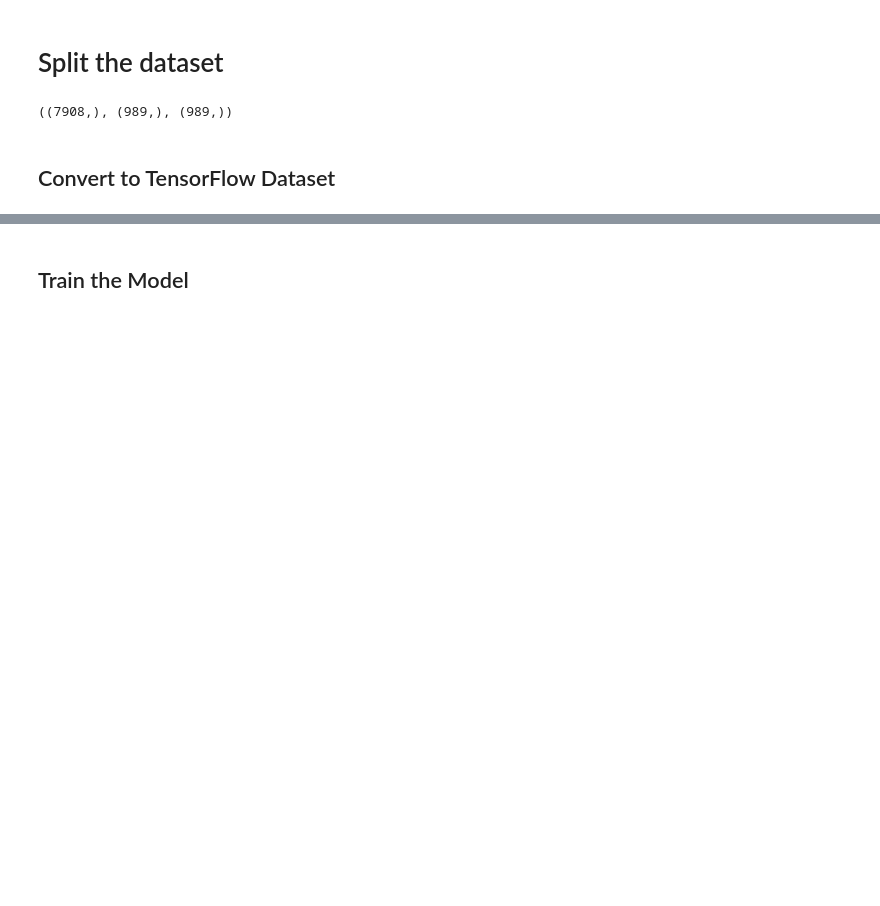
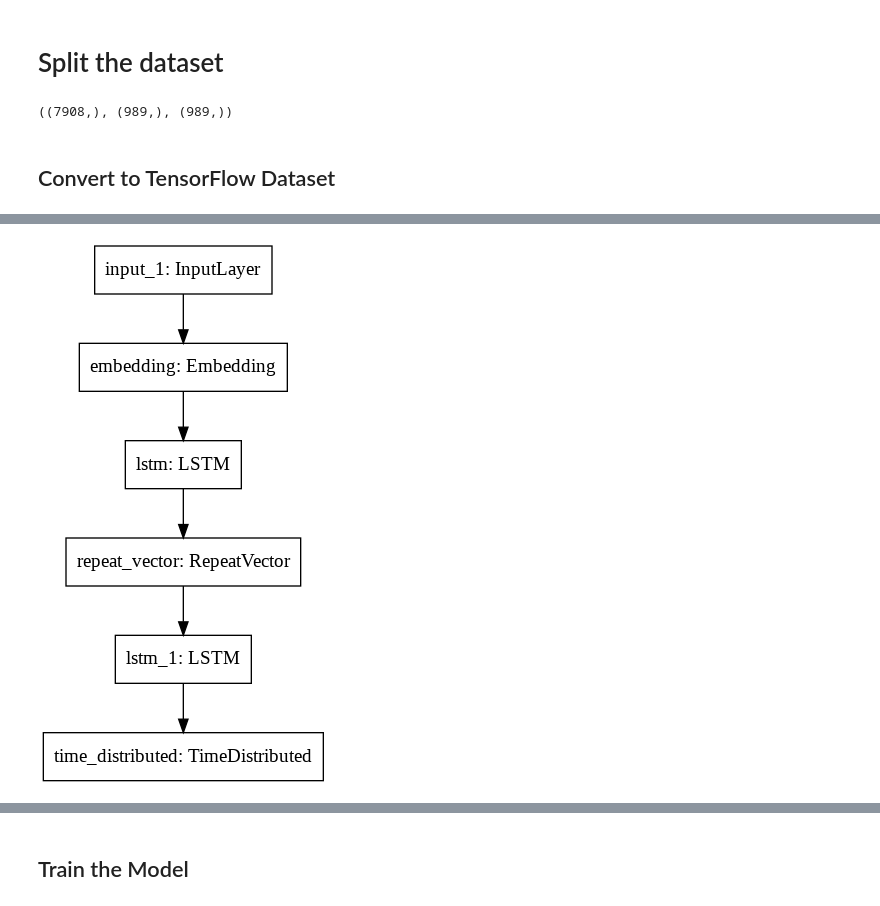
Before and after one commit to Wangsherpa/english_to_nepali_translation, a Jupyter notebook: NMT_Project.ipynb, the cells around one changed output, grey strips where cells are left out. Drawn from its saved outputs; the diff is of its cells as text; code cells hidden in the pictures; blank space fills up the shorter version.

```diff
--- a/NMT_Project.ipynb
+++ b/NMT_Project.ipynb
@@ -24,6 +58,7 @@ from IPython.display import clear_output
 # %%
 # set datapath
-datapath = "/content/drive/MyDrive/english-nepali/data/eng_to_nepali_10k.csv"
+datapath = "/content/eng_nepali.csv"
+# load the data
 dataset = pd.read_csv(datapath)
 dataset.head()
 # %% [output]
@@ -80,0 +148,11 @@ Max Nepali Sentence Length: 11
+# %%
+# english sentence tokenizer
+english_tokenizer, english_vocabsize, english_maxlen = tokenize(dataset.English, vocab_size=None)
+
+# nepali sentence tokenizer
+nepali_tokenizer, nepali_vocabsize, nepali_maxlen = tokenize(dataset.Nepali, vocab_size=None)
+
+print("English Vocab Size:", english_vocabsize)
+print("Nepali Vocab Size:", nepali_vocabsize)
+print("Max English Sentence Length:", english_maxlen)
+print("Max Nepali Sentence Length:", nepali_maxlen)
@@ -132,0 +230,27 @@ for row in train_dataset:
+# %%
+def build_model(src_vocab, tar_vocab, src_maxlen, tar_maxlen, n_units):
+  # initialize sequential model
+  src_input = Input(shape=[None])
+
+  # embedding layer
+  src_embedding = Embedding(src_vocab+1, n_units, input_length=src_maxlen, mask_zero=True)(src_input)
+
+  # source LSTM layer
+  src_lstm_out = LSTM(n_units)(src_embedding)
+  # repeat vector
+  rv = RepeatVector(tar_maxlen)(src_lstm_out)
+  # target LSTM layer
+  tar_lstm_out = LSTM(n_units, return_sequences=True)(rv)
+
+  # output layer
+  output = TimeDistributed(Dense(tar_vocab+1, activation='softmax'))(tar_lstm_out)
+
+  model = Model(inputs=[(src_input)], outputs=[output])
+
+  # compile the model
+  model.compile(loss='sparse_categorical_crossentropy', optimizer='adam')
+  return model
+# %%
+# build model
+model_1 = build_model(english_vocabsize, nepali_vocabsize, english_maxlen, nepali_maxlen, 128)
+model_1.summary()
@@ -132,0 +278,5 @@ for row in train_dataset:
+# %%
+# plot model
+plot_model(model_1)
+# %% [output]
+[figure, added]
```
Also changed, not shown: parts of 83 cells of this notebook.
